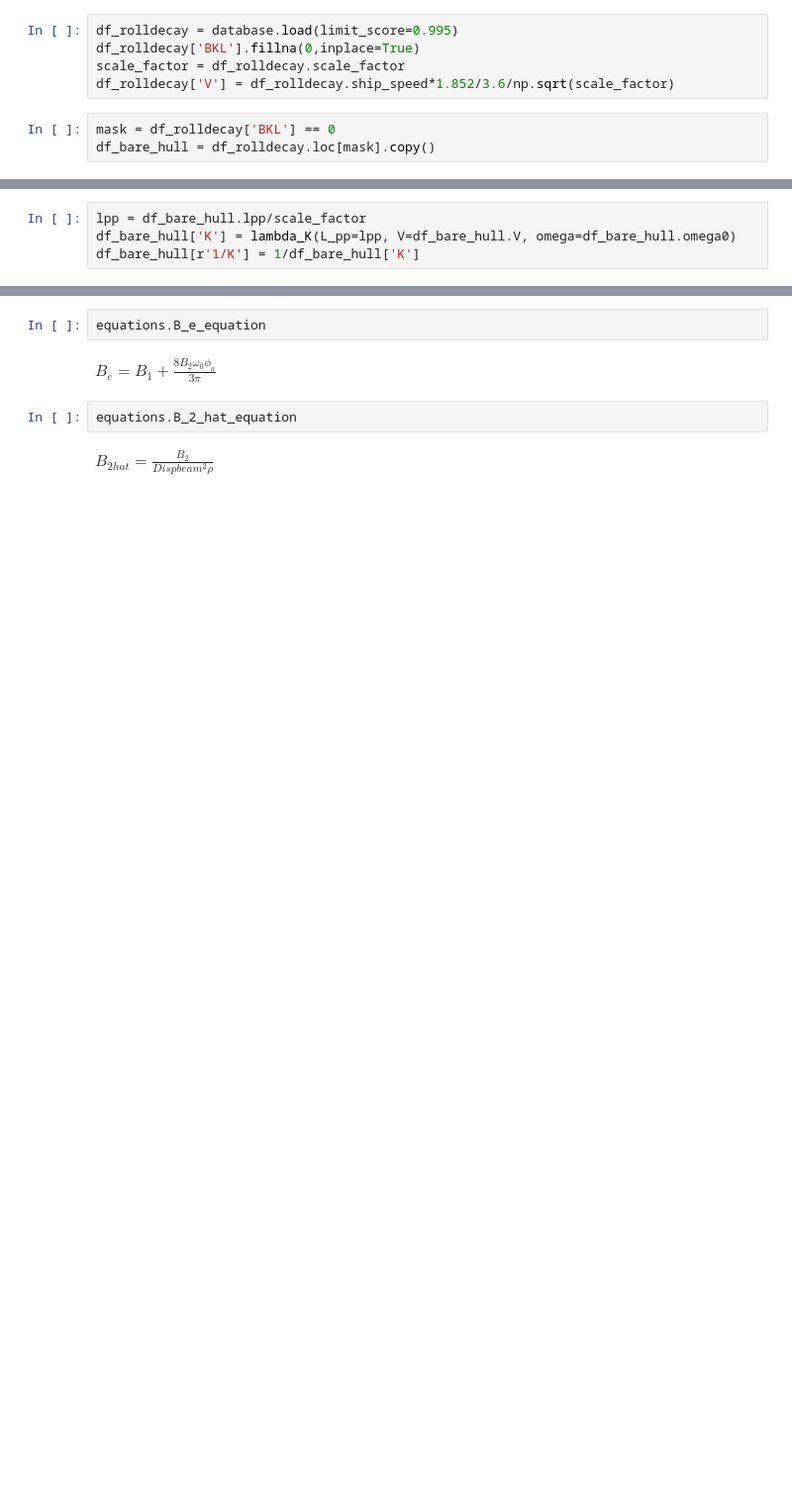
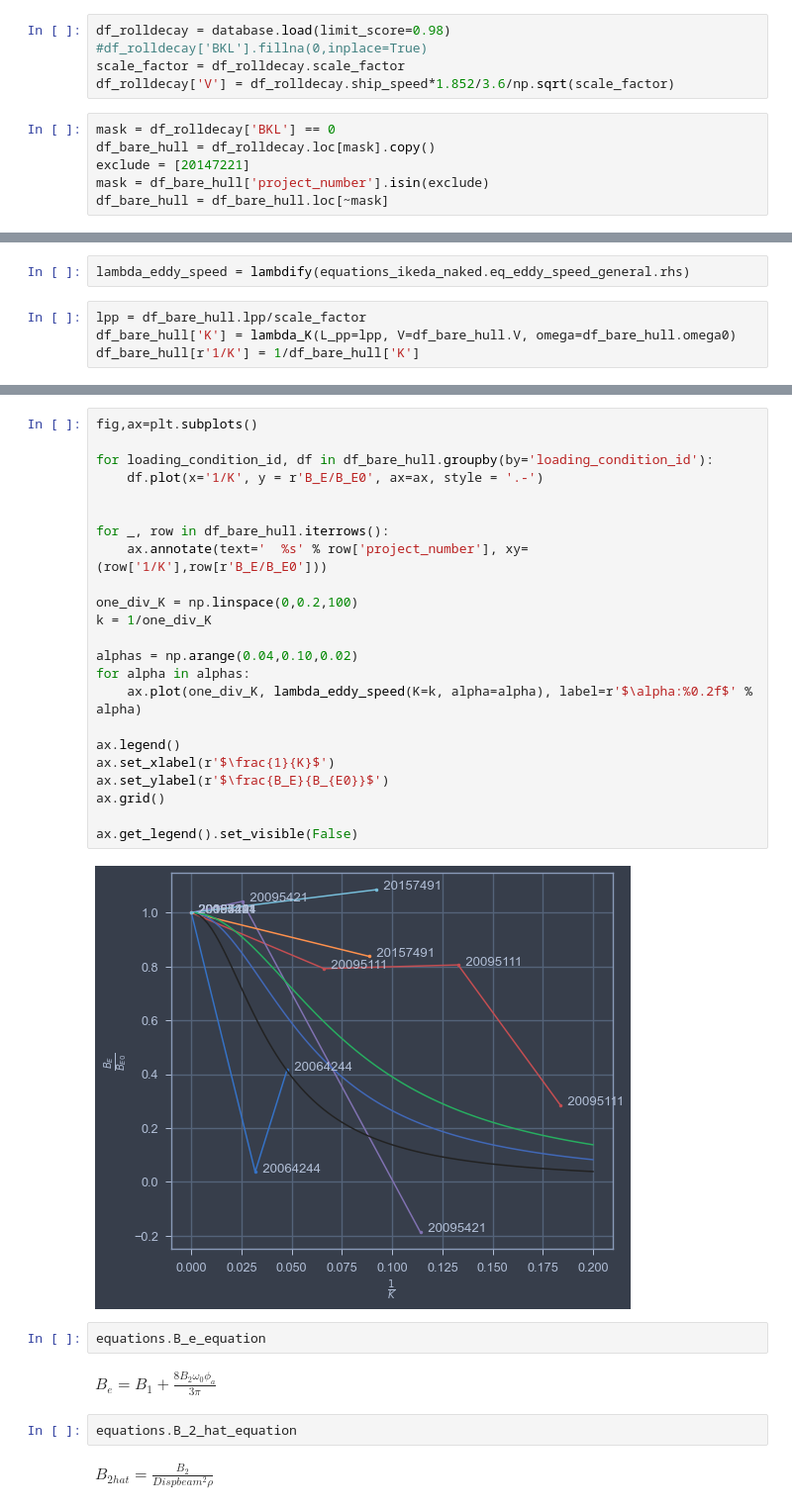
Before and after one commit to martinlarsalbert/Prediction-of-roll-motion-using-fully-nonlinear-potential-flow-and-Ikedas-method, a Jupyter notebook: notebooks/15.1_B_E_speed_db_analysis.ipynb, the cells around one changed output, grey strips where cells are left out. Shown at 99% size. Cells and saved outputs as stored; diff of their text form; blank space fills up the shorter version.

```diff
--- a/notebooks/15.1_B_E_speed_db_analysis.ipynb
+++ b/notebooks/15.1_B_E_speed_db_analysis.ipynb
@@ -79,8 +76,11 @@ The autoreload extension is already loaded. To reload it, use:
 # %%
-df_rolldecay = database.load(limit_score=0.995)
-df_rolldecay['BKL'].fillna(0,inplace=True)
+df_rolldecay = database.load(limit_score=0.98)
+#df_rolldecay['BKL'].fillna(0,inplace=True)
 scale_factor = df_rolldecay.scale_factor
 df_rolldecay['V'] = df_rolldecay.ship_speed*1.852/3.6/np.sqrt(scale_factor)
 # %%
 mask = df_rolldecay['BKL'] == 0
 df_bare_hull = df_rolldecay.loc[mask].copy()
+exclude = [20147221]
+mask = df_bare_hull['project_number'].isin(exclude)
+df_bare_hull = df_bare_hull.loc[~mask]
@@ -112,6 +123,8 @@ K = \frac{L_{pp} \omega}{V}
 $
 # %%
 lambda_K = lambdify(equations_ikeda_naked.eq_K.rhs)
+# %%
+lambda_eddy_speed = lambdify(equations_ikeda_naked.eq_eddy_speed_general.rhs)
 # %%
 lpp = df_bare_hull.lpp/scale_factor
 df_bare_hull['K'] = lambda_K(L_pp=lpp, V=df_bare_hull.V, omega=df_bare_hull.omega0)
@@ -125,3 +132,28 @@ df_bare_hull.plot(x='1/K', y = r'B_E/B_E0', ax=ax, style = '.')
+# %%
+fig,ax=plt.subplots()
+
+for loading_condition_id, df in df_bare_hull.groupby(by='loading_condition_id'):
+    df.plot(x='1/K', y = r'B_E/B_E0', ax=ax, style = '.-')
+
+
+for _, row in df_bare_hull.iterrows():
+    ax.annotate(text='  %s' % row['project_number'], xy=(row['1/K'],row[r'B_E/B_E0']))
+
+one_div_K = np.linspace(0,0.2,100)
+k = 1/one_div_K
+
+alphas = np.arange(0.04,0.10,0.02)
+for alpha in alphas:
+    ax.plot(one_div_K, lambda_eddy_speed(K=k, alpha=alpha), label=r'$\alpha:%0.2f$' % alpha)
+
+ax.legend()
+ax.set_xlabel(r'$\frac{1}{K}$')
+ax.set_ylabel(r'$\frac{B_E}{B_{E0}}$')
+ax.grid()
+
+ax.get_legend().set_visible(False)
+# %% [output]
+[figure, added]
 # %%
 equations.B_e_equation
 # %% [output]
```
Also changed, not shown: parts of 5 cells of this notebook.
